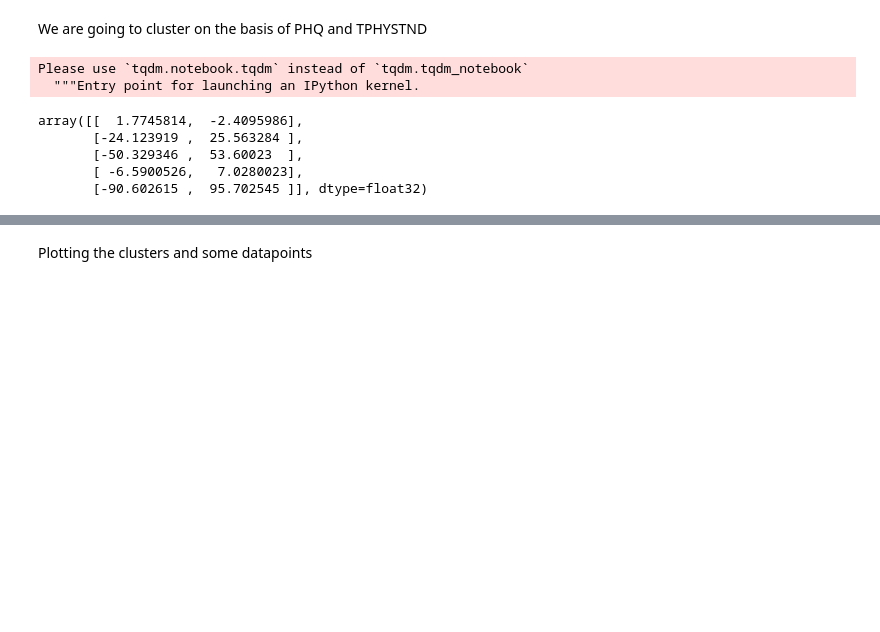
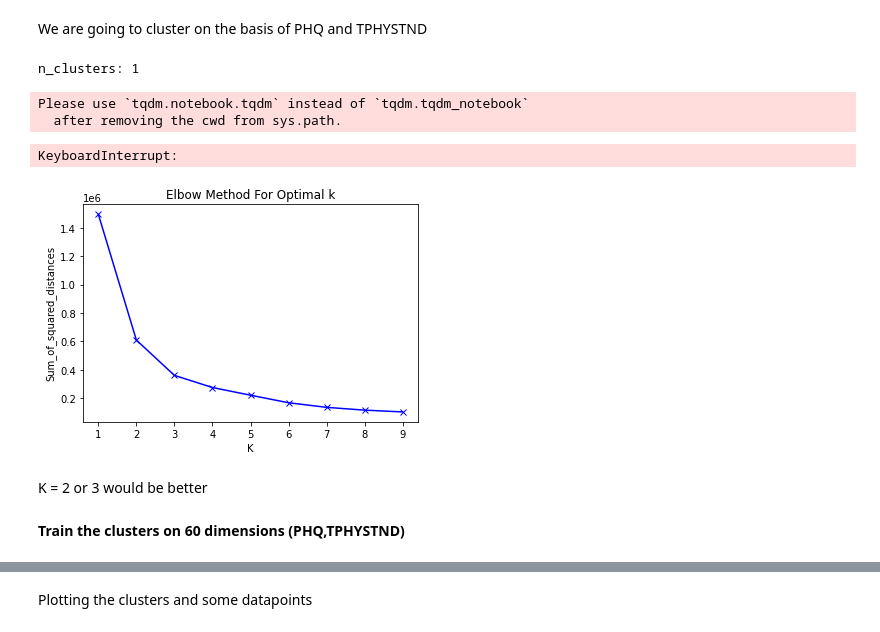
Before and after one commit to ankitesh97/cbrainPDE, a Jupyter notebook: notebooks/ankitesh_devlogs/01_Clustering_For_Regimes.ipynb, the cells around one changed output, grey strips where cells are left out. Saved outputs shown, nothing was run; the diff lists cells and outputs as text; code cells hidden in the pictures; blank space fills up the shorter version.

Commit message:
trained the models

```diff
--- a/notebooks/ankitesh_devlogs/01_Clustering_For_Regimes.ipynb
+++ b/notebooks/ankitesh_devlogs/01_Clustering_For_Regimes.ipynb
@@ -14,6 +15,7 @@ from sklearn.cluster import MiniBatchKMeans
 TRAINDIR = '/oasis/scratch/comet/ankitesh/temp_project/PrepData/'
 path = '/home/ankitesh/PDE/CbrainPDE/backend/constDicts/'
 path_hyam = 'hyam_hybm.pkl'
+MODEL_DIR = '/oasis/scratch/comet/ankitesh/temp_project/PDEModels/'
 
 hf = open(path+path_hyam,'rb')
 hyam,hybm = pickle.load(hf)
@@ -48,25 +50,37 @@ train_data_m4k =  DataGenerator(
 # Model
 # %% [markdown]
 We are going to cluster on the basis of PHQ and TPHYSTND
-# %%
-n_batches = train_data_m4k.n_batches
-n_clusters = 5
-kmeans = MiniBatchKMeans(n_clusters=n_clusters,random_state=0,batch_size=n_batches)
+# %%
+n_batches = train_data_m4k.n_batches
+clusters = range(1,10)
+inertia = []
+#Also save the models
 # %%
-for i in tqdm(range(train_data_m4k.n_batches)):
-    Y = train_data_m4k[i][1]
-    PHQ = Y[:,PHQ_idx].mean(axis=1)
-    TPHYSTND = Y[:,TPHYSTND_idx].mean(axis=1)
-    X = np.vstack((PHQ,TPHYSTND)).T
-    kmeans = kmeans.partial_fit(X)
+for n_clusters in clusters:
+    print("n_clusters: "+str(n_clusters))
+    kmeans = MiniBatchKMeans(n_clusters=n_clusters,random_state=0,batch_size=n_batches)
+    for i in tqdm(range(train_data_m4k.n_batches)):
+        Y = train_data_m4k[i][1]
+        PHQ = Y[:,PHQ_idx].mean(axis=1)
+        TPHYSTND = Y[:,TPHYSTND_idx].mean(axis=1)
+        X = np.vstack((PHQ,TPHYSTND)).T
+        kmeans = kmeans.partial_fit(X)
+    inertia.append(kmeans.inertia_)
+    save_pickle_model(MODEL_DIR+"PHQ_TPH_mean_K_"+str(n_clusters)+".pkl",kmeans)
 # %% [output]
-Please use `tqdm.notebook.tqdm` instead of `tqdm.tqdm_notebook`
-  """Entry point for launching an IPython kernel.
+n_clusters: 1
+Please use `tqdm.notebook.tqdm` instead of `tqdm.tqdm_notebook`
+  after removing the cwd from sys.path.
+KeyboardInterrupt:
-# %%
-kmeans.cluster_centers_
-# %% [output]
-array([[  1.7745814,  -2.4095986],
-       [-24.123919 ,  25.563284 ],
-       [-50.329346 ,  53.60023  ],
-       [ -6.5900526,   7.0280023],
-       [-90.602615 ,  95.702545 ]], dtype=float32)
+# %%
+plt.plot(clusters, inertia, 'bx-')
+plt.xlabel('K')
+plt.ylabel('Sum_of_squared_distances')
+plt.title('Elbow Method For Optimal k')
+plt.show()
+# %% [output]
+[figure, added]
+# %% [markdown]
+K = 2 or 3 would be better
+# %% [markdown]
+**Train the clusters on 60 dimensions (PHQ,TPHYSTND)**
```
Also changed, not shown: parts of 5 cells of this notebook, 1 other file.
